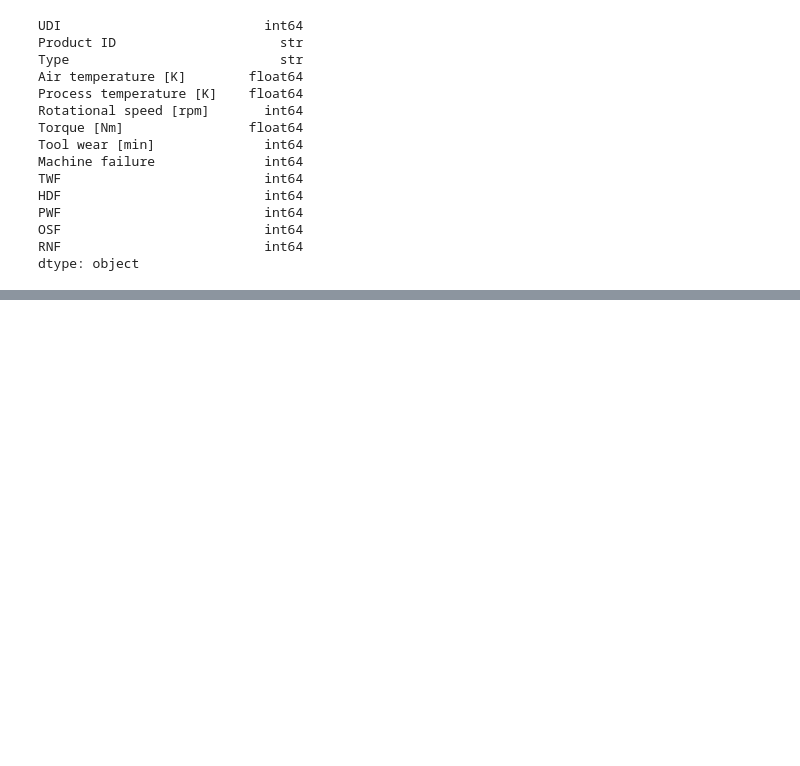
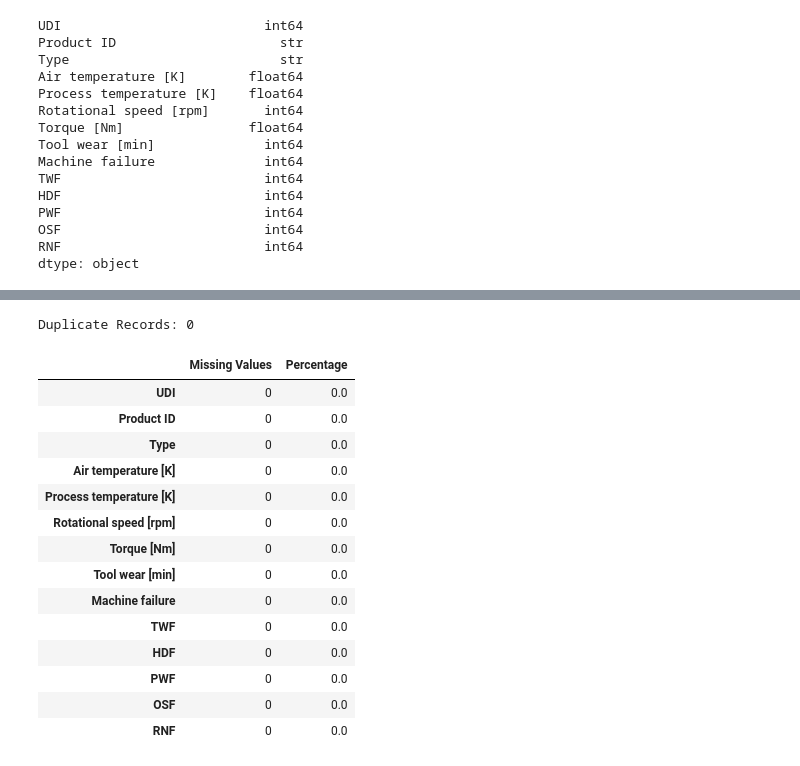
Before and after one commit to snpdsai/predictive-maintenance-contextual-ai, a Jupyter notebook: notebooks/01_data_ingestion.ipynb, the cells around one changed output, grey strips where cells are left out. Saved outputs shown, nothing was run; the diff lists cells and outputs as text; code cells hidden in the pictures; blank space fills up the shorter version.

```diff
--- a/notebooks/01_data_ingestion.ipynb
+++ b/notebooks/01_data_ingestion.ipynb
@@ -113,0 +124,31 @@ dtype: object
+# %%
+duplicates = df.duplicated().sum()
+
+print(f"Duplicate Records: {duplicates}")
+# %% [output]
+Duplicate Records: 0
+# %%
+missing_summary = pd.DataFrame(
+    {
+        "Missing Values": df.isnull().sum(),
+        "Percentage": (df.isnull().sum() / len(df)) * 100,
+    }
+)
+
+missing_summary
+# %% [output]
+|  | Missing Values | Percentage |
+| UDI | 0 | 0.0 |
+| Product ID | 0 | 0.0 |
+| Type | 0 | 0.0 |
+| Air temperature [K] | 0 | 0.0 |
+| Process temperature [K] | 0 | 0.0 |
+| Rotational speed [rpm] | 0 | 0.0 |
+| Torque [Nm] | 0 | 0.0 |
+| Tool wear [min] | 0 | 0.0 |
+| Machine failure | 0 | 0.0 |
+| TWF | 0 | 0.0 |
+| HDF | 0 | 0.0 |
+| PWF | 0 | 0.0 |
+| OSF | 0 | 0.0 |
+| RNF | 0 | 0.0 |
```
Also changed, not shown: parts of 7 cells of this notebook, 1 other file.
